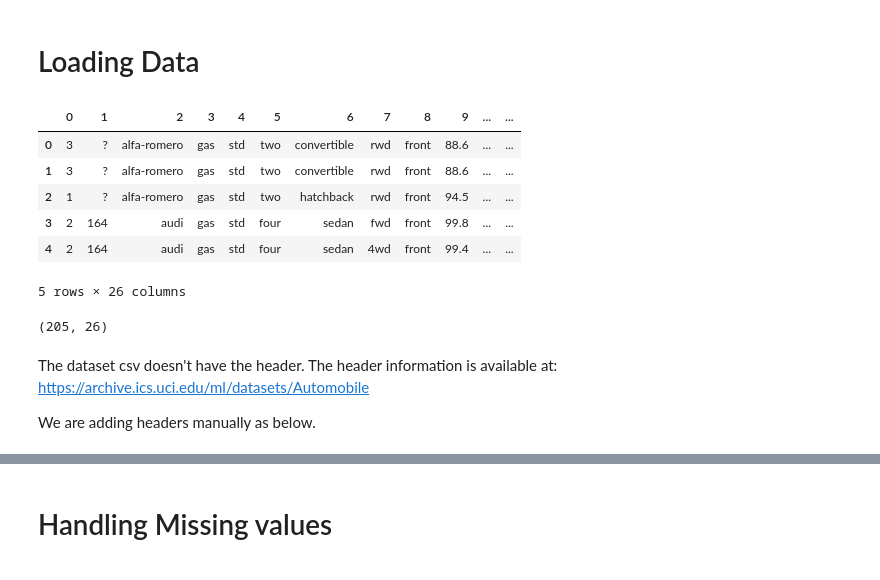
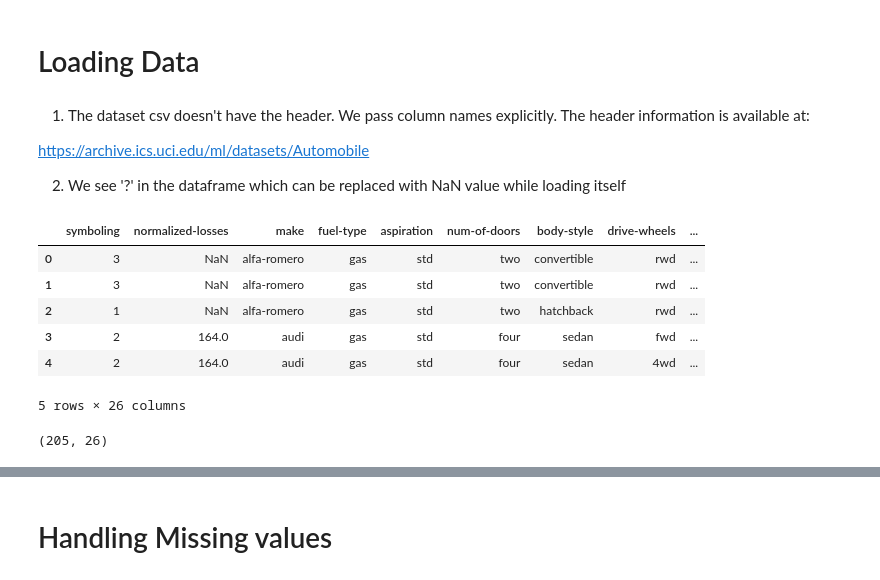
Before and after one commit to nafisa-samia/Automobile-Price-Prediction-using-Linear-Regression, a Jupyter notebook: Automobile_price_prediction_using_regression.ipynb, the cells around one changed output, grey strips where cells are left out. Drawn from its saved outputs; the diff is of its cells as text; code cells hidden in the pictures.

Commit message:
changed loading and added column transformer code

```diff
--- a/Automobile_price_prediction_using_regression.ipynb
+++ b/Automobile_price_prediction_using_regression.ipynb
@@ -67,22 +69,27 @@ renault, saab, subaru, toyota, volkswagen, volvo
 26. price: continuous from 5118 to 45400.
 # %% [markdown]
 # Loading Data
+# %% [markdown]
+1. The dataset csv doesn't have the header. We pass column names explicitly. The header information is available at:
+
+https://archive.ics.uci.edu/ml/datasets/Automobile
+
+2. We see '?' in the dataframe which can be replaced with NaN value while loading itself
 # %%
-df = pd.read_csv("imports-85.data",header=None)
+df = pd.read_csv("imports-85.data",header=None,names=["symboling","normalized-losses","make","fuel-type","aspiration", "num-of-doors","body-style",
+         "drive-wheels","engine-location","wheel-base", "length","width","height","curb-weight","engine-type",
+         "num-of-cylinders", "engine-size","fuel-system","bore","stroke","compression-ratio","horsepower",
+         "peak-rpm","city-mpg","highway-mpg","price"],na_values='?')
 df.head()
 # %% [output]
-|  | 0 | 1 | 2 | 3 | 4 | 5 | 6 | 7 | 8 | 9 | ... | ... |
-| 0 | 3 | ? | alfa-romero | gas | std | two | convertible | rwd | front | 88.6 | ... | ... |
-| 1 | 3 | ? | alfa-romero | gas | std | two | convertible | rwd | front | 88.6 | ... | ... |
-| 2 | 1 | ? | alfa-romero | gas | std | two | hatchback | rwd | front | 94.5 | ... | ... |
-| 3 | 2 | 164 | audi | gas | std | four | sedan | fwd | front | 99.8 | ... | ... |
-| 4 | 2 | 164 | audi | gas | std | four | sedan | 4wd | front | 99.4 | ... | ... |
+|  | symboling | normalized-losses | make | fuel-type | aspiration | num-of-doors | body-style | drive-wheels | ... |
+| 0 | 3 | NaN | alfa-romero | gas | std | two | convertible | rwd | ... |
+| 1 | 3 | NaN | alfa-romero | gas | std | two | convertible | rwd | ... |
+| 2 | 1 | NaN | alfa-romero | gas | std | two | hatchback | rwd | ... |
+| 3 | 2 | 164.0 | audi | gas | std | four | sedan | fwd | ... |
+| 4 | 2 | 164.0 | audi | gas | std | four | sedan | 4wd | ... |
 5 rows × 26 columns
 # %%
 df.shape
 # %% [output]
 (205, 26)
-# %% [markdown]
-The dataset csv doesn't have the header. The header information is available at: https://archive.ics.uci.edu/ml/datasets/Automobile
-
-We are adding headers manually as below.
```
Also changed, not shown: parts of 31 cells of this notebook.
